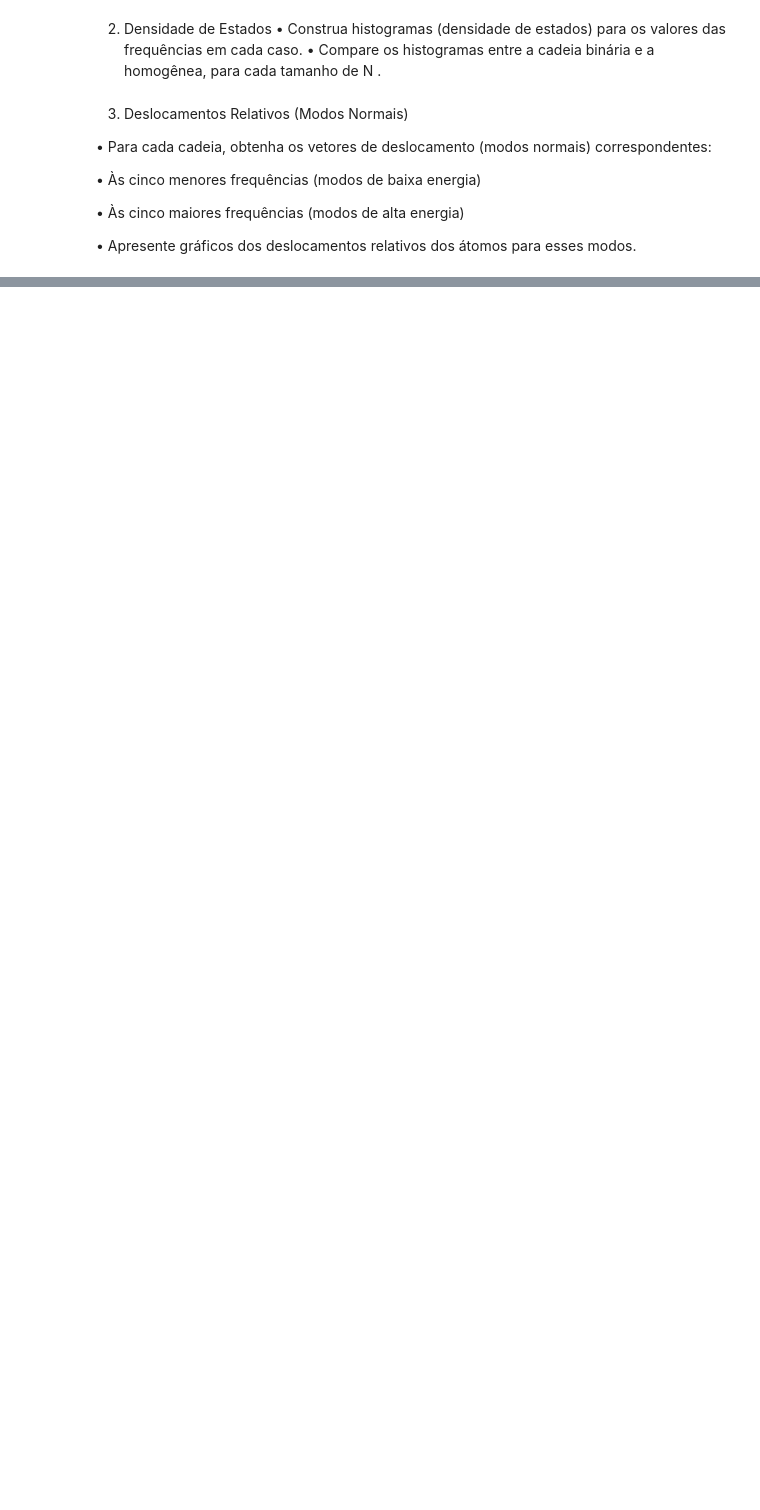
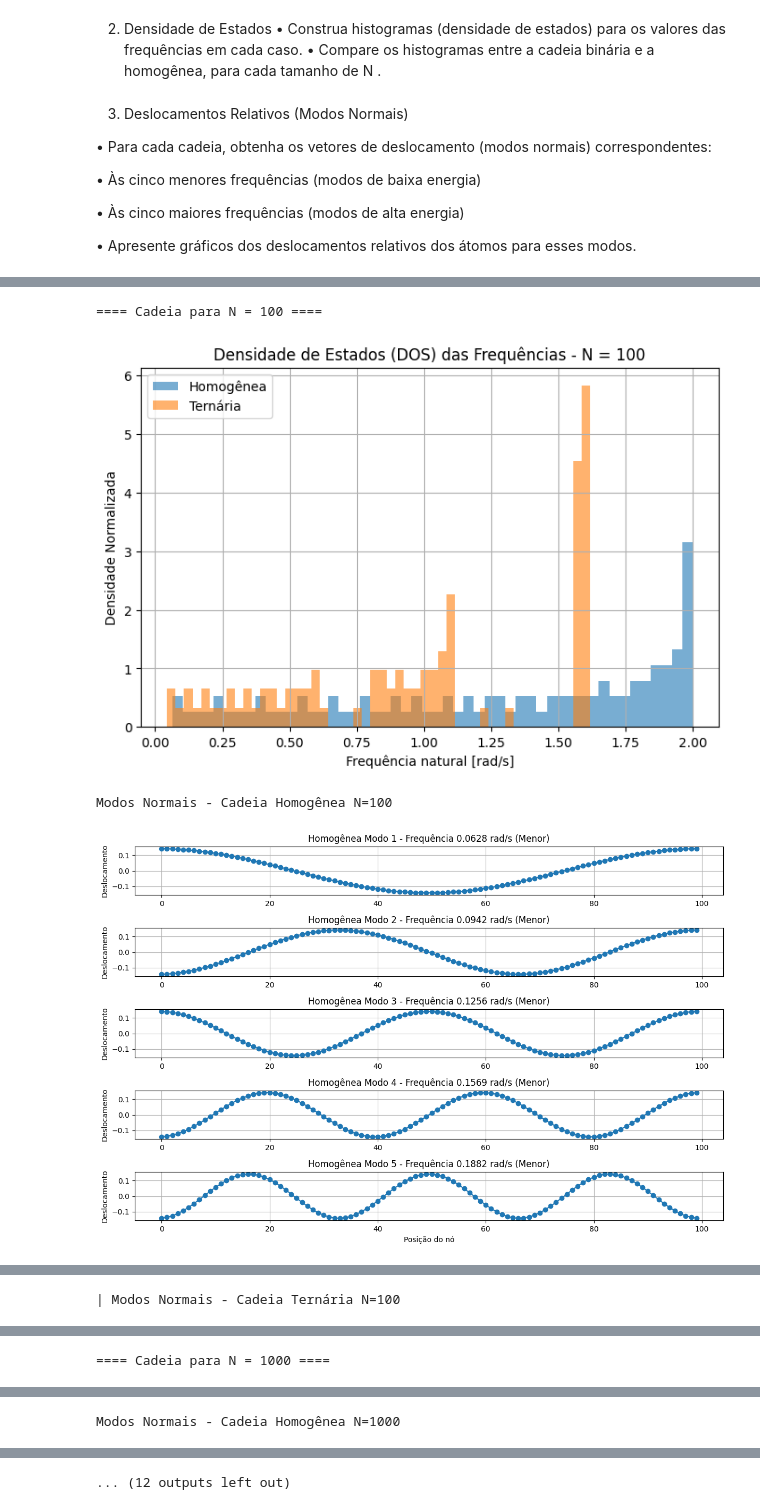
Before and after one commit to Raisvie/AV5, a Jupyter notebook: AV5.ipynb, the cells around one changed output, grey strips where cells are left out. Drawn from its saved outputs; the diff is of its cells as text; code cells hidden in the pictures; blank space fills up the shorter version.

```diff
--- a/AV5.ipynb
+++ b/AV5.ipynb
@@ -38,5 +38,9 @@ m = 1
 m2 = 3*m
 m3 = 5*m
 
+## N tamanho da cadeira
+N = 100
+
 ## cadeia homegenea
-# todos os m são iguais
+## todos os m são iguais
+massas = [m]*N
@@ -49,3 +97,15 @@ m3 = 5*m
+# %%
+## geração dos histogramas de densidade de estados
+def plotar_densidade_de_estados(freq_hom, freq_tern, N, bins=50):
+    plt.figure(figsize=(8,5))
+    plt.hist(freq_hom, bins=bins, density=True, alpha=0.6, label='Homogênea')
+    plt.hist(freq_tern, bins=bins, density=True, alpha=0.6, label='Ternária')
+    plt.title(f'Densidade de Estados (DOS) das Frequências - N = {N}')
+    plt.xlabel('Frequência natural [rad/s]')
+    plt.ylabel('Densidade Normalizada')
+    plt.legend()
+    plt.grid(True)
+    plt.show()
 # %% [markdown]
 3. Deslocamentos Relativos (Modos Normais)
 
@@ -79,3 +156,36 @@ def resolver_autovalor(M, K):
 • Os padrões de deslocamento dos modos normais
 
 • Discuta a presença de possíveis lacunas de frequência (band gaps) e a localização dos modos.
+# %%
+k = 1.0
+tamanhos = [100, 1000, 10000]
+
+for N in tamanhos:
+    print(f'\n==== Cadeia para N = {N} ====\n')
+
+    # Homogênea
+    massas_hom = np.ones(N)
+    M_hom = construir_M_esparsa(massas_hom)
+    K_hom = construir_K_esparsa(N, k, circular=False)
+    freq_hom, modos_hom = resolver_esparsa(K_hom, M_hom, n_modos=min(100, N-2))
+
+    # Ternária
+    massas_tern = gerar_massa_ternaria(N)
+    M_tern = construir_M_esparsa(massas_tern)
+    K_tern = construir_K_esparsa(N, k, circular=False)
+    freq_tern, modos_tern = resolver_esparsa(K_tern, M_tern, n_modos=min(100, N-2))
+
+    # Plotar densidade de estados
+    plotar_densidade_de_estados(freq_hom, freq_tern, N)
+
+    # Plotar modos normais para os 5 menores e maiores modos
+    print(f'Modos Normais - Cadeia Homogênea N={N}')
+    plotar_modos_normais(freq_hom, modos_hom, N, titulo_prefixo='Homogênea')
+
+    print(f'| Modos Normais - Cadeia Ternária N={N}')
+    plotar_modos_normais(freq_tern, modos_tern, N, titulo_prefixo='Ternária')
+# %% [output]
+==== Cadeia para N = 100 ====
+[figure, added]
+Modos Normais - Cadeia Homogênea N=100
+[figure, added]
@@ -81,0 +193 @@ def resolver_autovalor(M, K):
+| Modos Normais - Cadeia Ternária N=100
@@ -81,0 +196 @@ def resolver_autovalor(M, K):
+==== Cadeia para N = 1000 ====
@@ -81,0 +198 @@ def resolver_autovalor(M, K):
+Modos Normais - Cadeia Homogênea N=1000
@@ -81,0 +200 @@ def resolver_autovalor(M, K):
+... (12 outputs left out)
```
Also changed, not shown: parts of 9 cells of this notebook.
